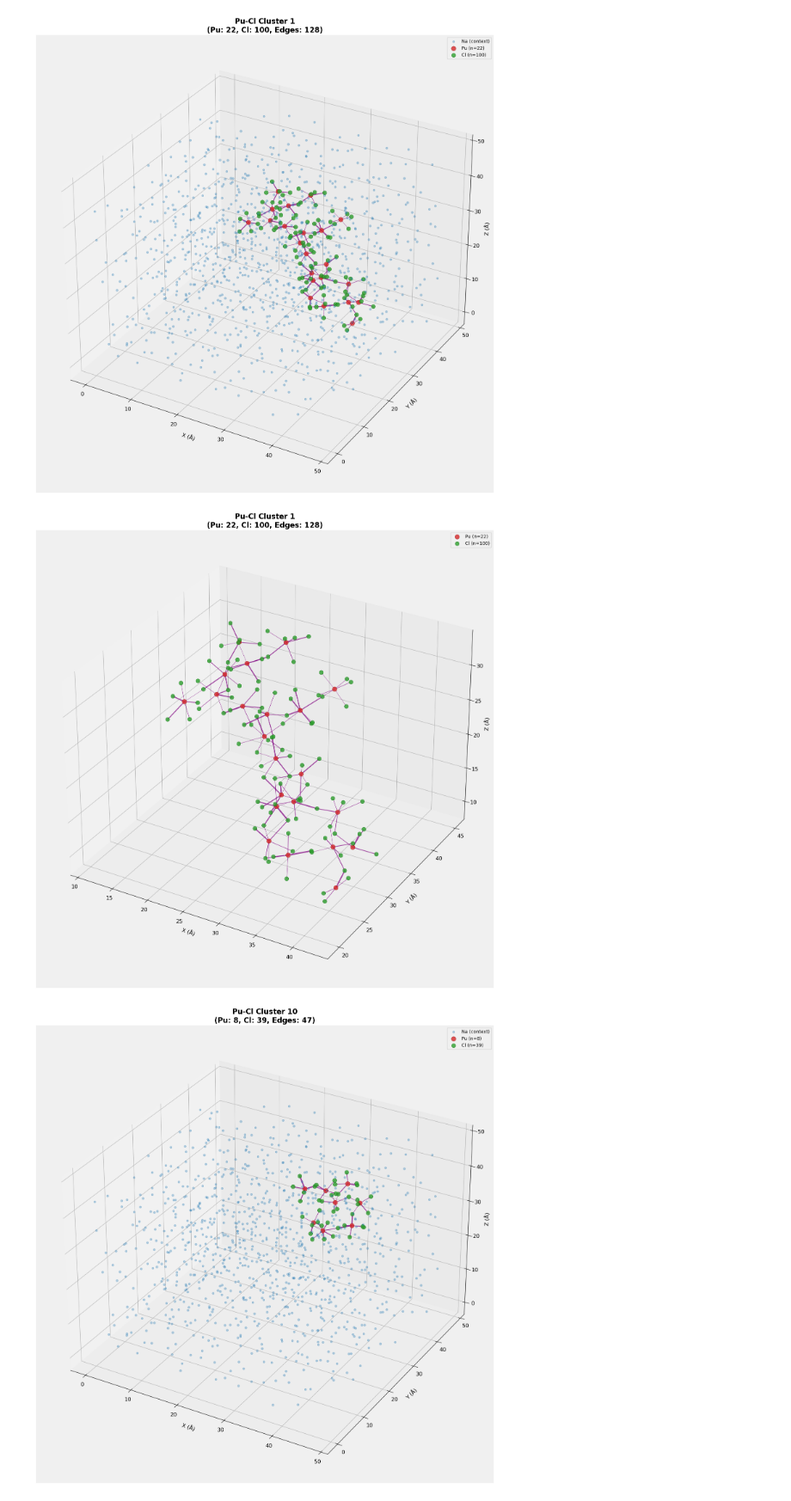
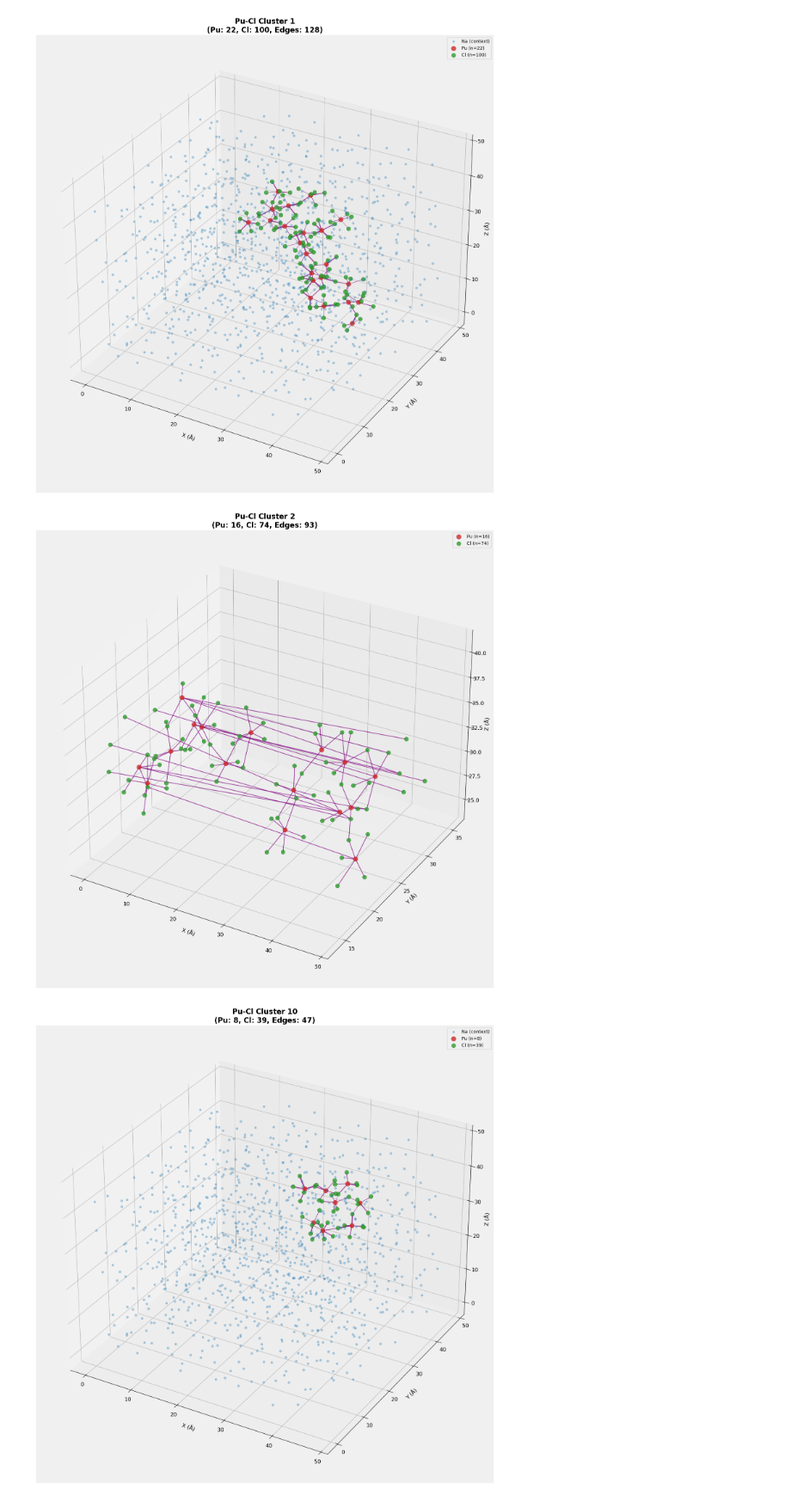
Before and after one commit to Pragalbhv/cluster_production_trial, a Jupyter notebook: cluster_analysis.ipynb, the cells around one changed output. Shown at 86% size. Drawn from its saved outputs; the diff is of its cells as text; code cells hidden in the pictures.

```diff
--- a/cluster_analysis.ipynb
+++ b/cluster_analysis.ipynb
@@ -449,18 +417,19 @@ plot_3d_cluster_component(
 # %%
 
 plot_3d_cluster_component(
     graph=graph,
     cluster_ids=cluster_ids,
-    cluster_id=1,
+    cluster_id=2,
     positions=positions,
     species=species,
     cation='Pu',  # Can be changed to 'Ce' or other cation
     anion='Cl',
     show_na_context=False,  # Show Na atoms as background
     show_edges=True,  # Show edges between atoms
+    scale_edge_width_by_area=False,
 )
 # %% [output]
-[figure, old version]
+[figure, new version]
 # %%
 
 plot_3d_cluster_component(
```
Also changed, not shown: parts of 10 cells of this notebook, 3 other files.
